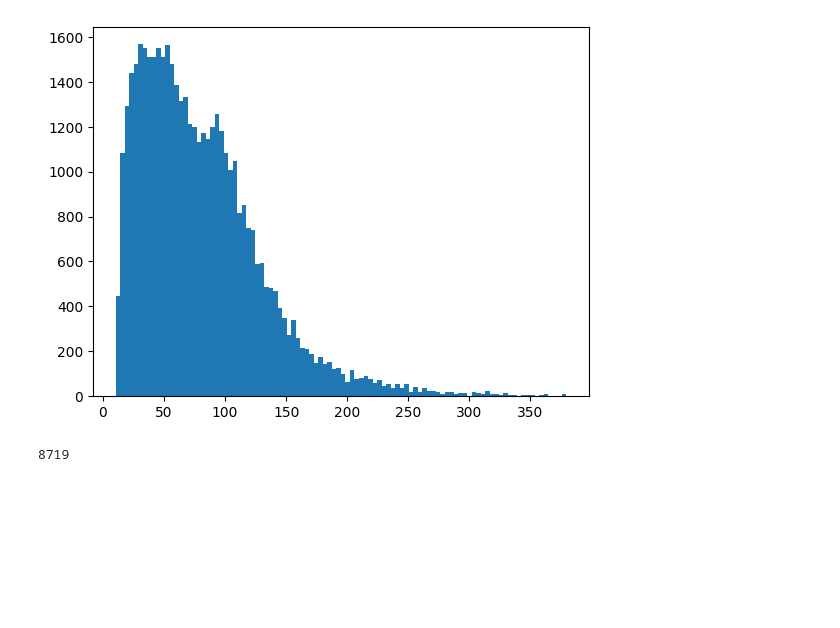
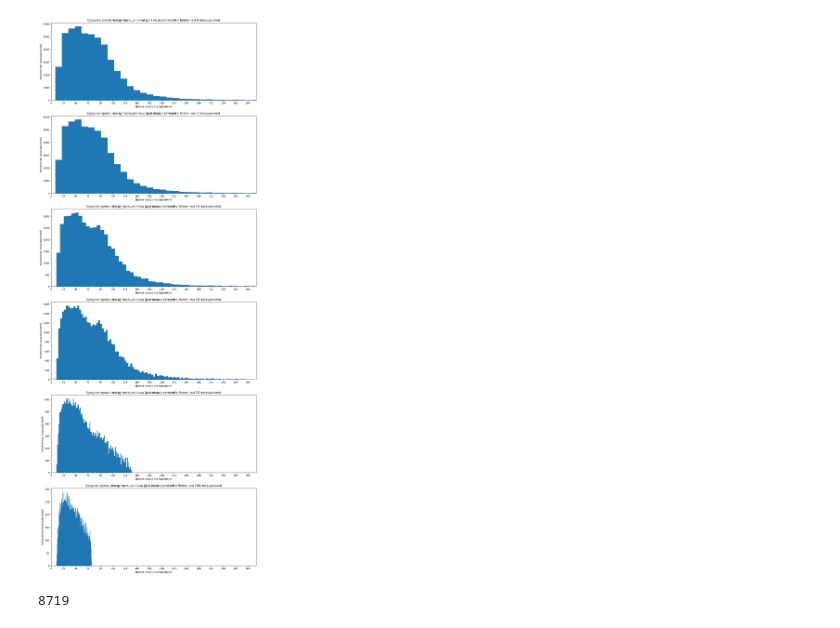
Before and after one commit to immichail/ltcLongevity, a Jupyter notebook: dataLooker.ipynb, the cells around one changed output. Cells and saved outputs as stored; diff of their text form; code cells hidden in the pictures; blank space fills up the shorter version.

```diff
--- a/dataLooker.ipynb
+++ b/dataLooker.ipynb
@@ -102,13 +174,26 @@ plt.plot([0, 1], [1, 0])
 # %%
-dff = df.groupby('userId').agg({'date': ['min', 'max', 'count']})
+thresholds = [0, 3, 10, 20, 50, 100]
 
-dff = dff[dff[('date', 'count')] > 20]
+fig, axes = plt.subplots(len(thresholds), 1, figsize = (15, 40))
 
-dff['meanDateRange'] = (dff[('date', 'max')] - dff[('date', 'min')]) / dff[('date', 'count')] / np.timedelta64(1, 'h')
+for t, ax in zip(thresholds, axes):
+    dff = df.groupby('userId').agg({'date': ['min', 'max', 'count']})
 
-_ = plt.hist(dff['meanDateRange'], bins = 100)
+    dff = dff[dff[('date', 'count')] > t]
+
+    dff['meanDateRange'] = (dff[('date', 'max')] - dff[('date', 'min')]) / dff[('date', 'count')] / np.timedelta64(1, 'h')
+
+    _ = ax.hist(dff['meanDateRange'], bins = 100)
+    ax.set_xlim(0, 400)
+    ax.set_xticks(range(0, 400, 24))
+
+    ax.set_title('Среднее время между посещениями (для пользователей с более чем %d посещениям)'%t)
+    ax.set_ylabel("Количество пользователей")
+    ax.set_xlabel("Время между посещениями")
+
+plt.savefig('./out/timeHists.png')
 # %% [output]
-[figure, old version]
+[figure, new version]
 # %%
 (df.groupby('userId').agg({'date': 'count'})['date'] > 200).sum()
 # %% [output]
```
Also changed, not shown: parts of 24 cells of this notebook, 16 other files.
